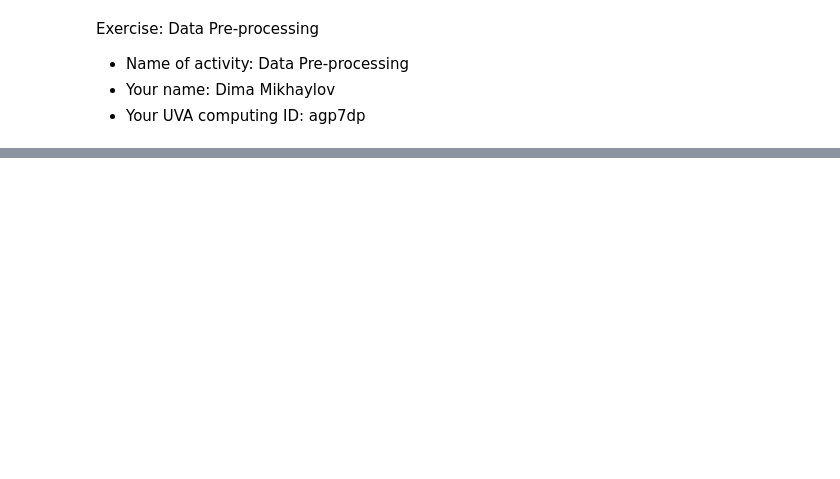
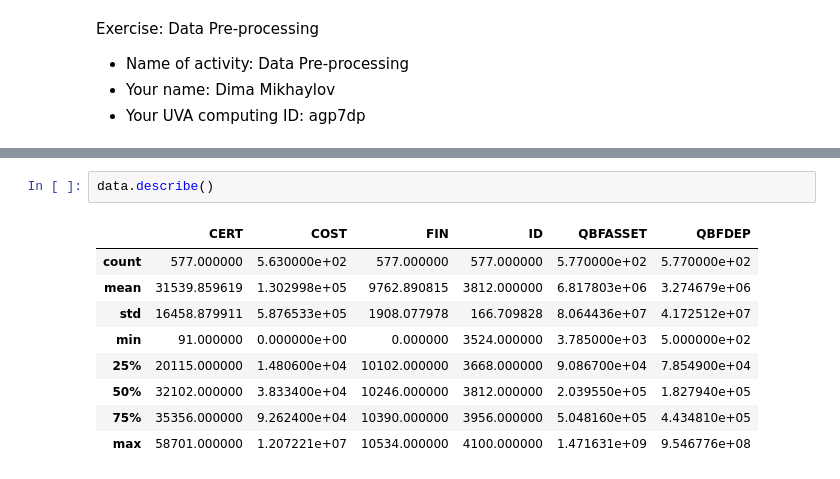
Before and after one commit to allaccountstaken/best_of_Python, a Jupyter notebook: M8/Exercise_DataPreprocessing.ipynb, the cells around one changed output, grey strips where cells are left out. Drawn from its saved outputs; the diff is of its cells as text; blank space fills up the shorter version.

```diff
--- a/M8/Exercise_DataPreprocessing.ipynb
+++ b/M8/Exercise_DataPreprocessing.ipynb
@@ -10,0 +161,12 @@ UnicodeDecodeError: 'utf-8' codec can't decode byte 0xa0 in position 0: invalid
+# %%
+data.describe()
+# %% [output]
+|  | CERT | COST | FIN | ID | QBFASSET | QBFDEP |
+| count | 577.000000 | 5.630000e+02 | 577.000000 | 577.000000 | 5.770000e+02 | 5.770000e+02 |
+| mean | 31539.859619 | 1.302998e+05 | 9762.890815 | 3812.000000 | 6.817803e+06 | 3.274679e+06 |
+| std | 16458.879911 | 5.876533e+05 | 1908.077978 | 166.709828 | 8.064436e+07 | 4.172512e+07 |
+| min | 91.000000 | 0.000000e+00 | 0.000000 | 3524.000000 | 3.785000e+03 | 5.000000e+02 |
+| 25% | 20115.000000 | 1.480600e+04 | 10102.000000 | 3668.000000 | 9.086700e+04 | 7.854900e+04 |
+| 50% | 32102.000000 | 3.833400e+04 | 10246.000000 | 3812.000000 | 2.039550e+05 | 1.827940e+05 |
+| 75% | 35356.000000 | 9.262400e+04 | 10390.000000 | 3956.000000 | 5.048160e+05 | 4.434810e+05 |
+| max | 58701.000000 | 1.207221e+07 | 10534.000000 | 4100.000000 | 1.471631e+09 | 9.546776e+08 |
```
Also changed, not shown: parts of 27 cells of this notebook, 7 other files.
